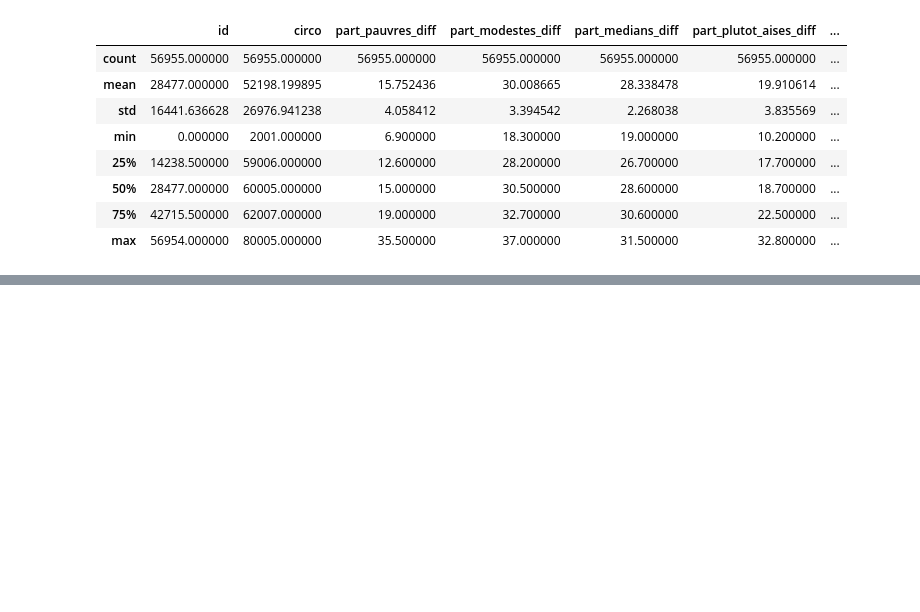
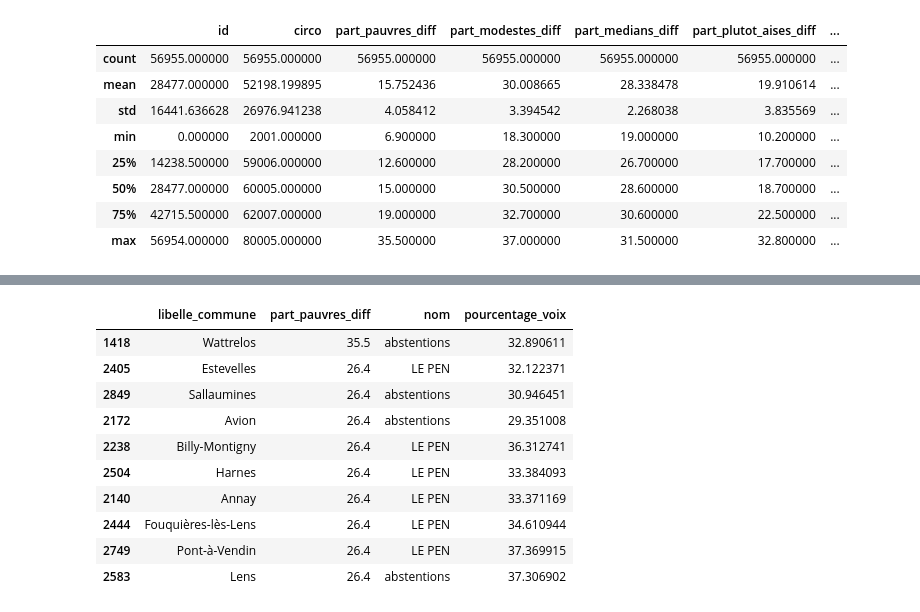
Before and after one commit to Piett-rm/MSPR-Analyse-de-donnees, a Jupyter notebook: data_vis.ipynb, the cells around one changed output, grey strips where cells are left out. Cells and saved outputs as stored; diff of their text form; code cells hidden in the pictures; blank space fills up the shorter version.

```diff
--- a/data_vis.ipynb
+++ b/data_vis.ipynb
@@ -357,0 +175,26 @@ plt.show()
+# %%
+part_pauvres_diff_per_city = df[['libelle_commune', 'part_pauvres_diff']].drop_duplicates(subset=['libelle_commune'])
+# print(top_10_pauvres)
+# print(top_10_pauvres)
+# Pour chaque commune, trouver le nom du candidat ayant le plus grand pourcentage de voix
+# top_candidates = df.loc[df.groupby('libelle_commune')['pourcentage_voix'].idxmax()]
+top_candidates_per_city = df.loc[df.groupby('libelle_commune')['pourcentage_voix'].idxmax()]
+# Sélectionner les colonnes d'intérêt
+top_candidates_per_city_result = top_candidates_per_city[['libelle_commune', 'nom', 'pourcentage_voix']]
+
+
+data = part_pauvres_diff_per_city.merge(top_candidates_per_city_result, on='libelle_commune', how="inner")
+top_10_pauvres = data.sort_values(by='part_pauvres_diff', ascending=False).head(10)
+top_10_pauvres
+# %% [output]
+|  | libelle_commune | part_pauvres_diff | nom | pourcentage_voix |
+| 1418 | Wattrelos | 35.5 | abstentions | 32.890611 |
+| 2405 | Estevelles | 26.4 | LE PEN | 32.122371 |
+| 2849 | Sallaumines | 26.4 | abstentions | 30.946451 |
+| 2172 | Avion | 26.4 | abstentions | 29.351008 |
+| 2238 | Billy-Montigny | 26.4 | LE PEN | 36.312741 |
+| 2504 | Harnes | 26.4 | LE PEN | 33.384093 |
+| 2140 | Annay | 26.4 | LE PEN | 33.371169 |
+| 2444 | Fouquières-lès-Lens | 26.4 | LE PEN | 34.610944 |
+| 2749 | Pont-à-Vendin | 26.4 | LE PEN | 37.369915 |
+| 2583 | Lens | 26.4 | abstentions | 37.306902 |
```
Also changed, not shown: parts of 17 cells of this notebook, 1 other file.
